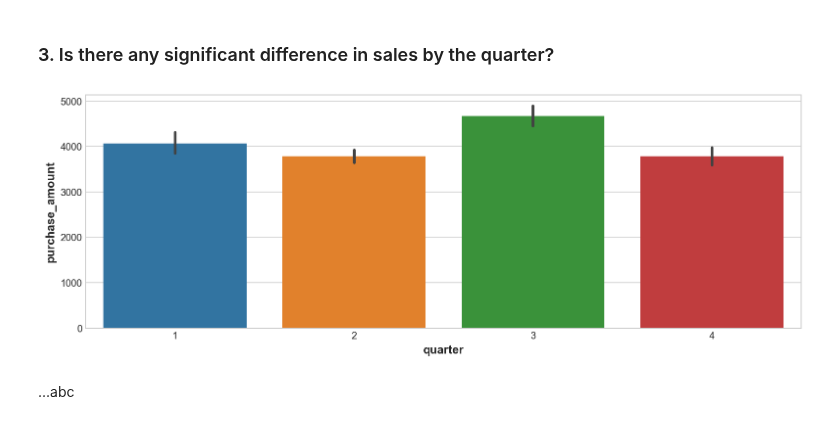
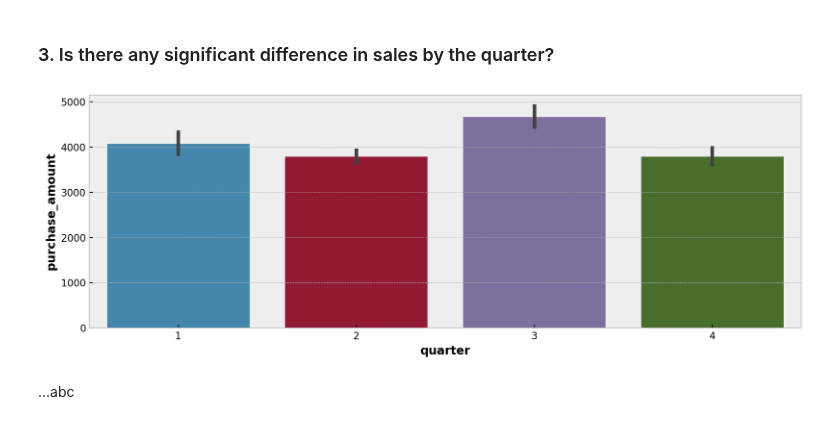
Before and after one commit to The-Real-MVPs/cisco-time-series-analysis, a Jupyter notebook: draft_final_notebook.ipynb, the cells around one changed output. Saved outputs shown, nothing was run; the diff lists cells and outputs as text; code cells hidden in the pictures.

```diff
--- a/draft_final_notebook.ipynb
+++ b/draft_final_notebook.ipynb
@@ -206,12 +194,10 @@ ttest_results_months
 - March has almost the same results as average sales, but there was peak in sales on March, 2020 when pandemic just started, it might happened that March is typically low on sales, too
 # %% [markdown]
 ### 3. Is there any significant difference in sales by the quarter?
-# %%
-# Plot the crashes where alcohol was involved
-#sns.set_color_codes("muted")
-ax = sns.barplot(x="quarter", y="purchase_amount", data=train)
-# %% [output]
-[figure, removed]
+# %%
+ex.q3_viz()
+# %% [output]
+[figure, added]
 # %% [markdown]
 ...abc
 # %%
```
Also changed, not shown: parts of 18 cells of this notebook, 3 other files.
